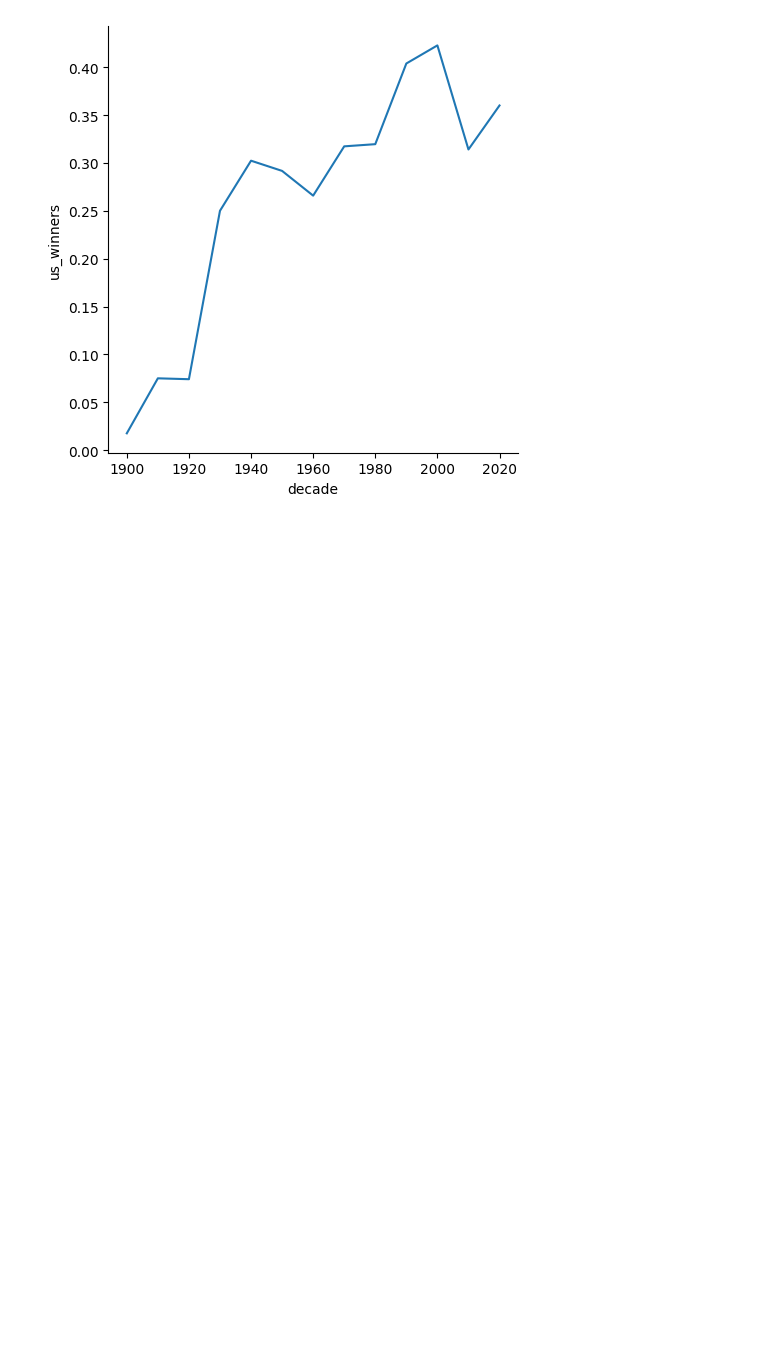
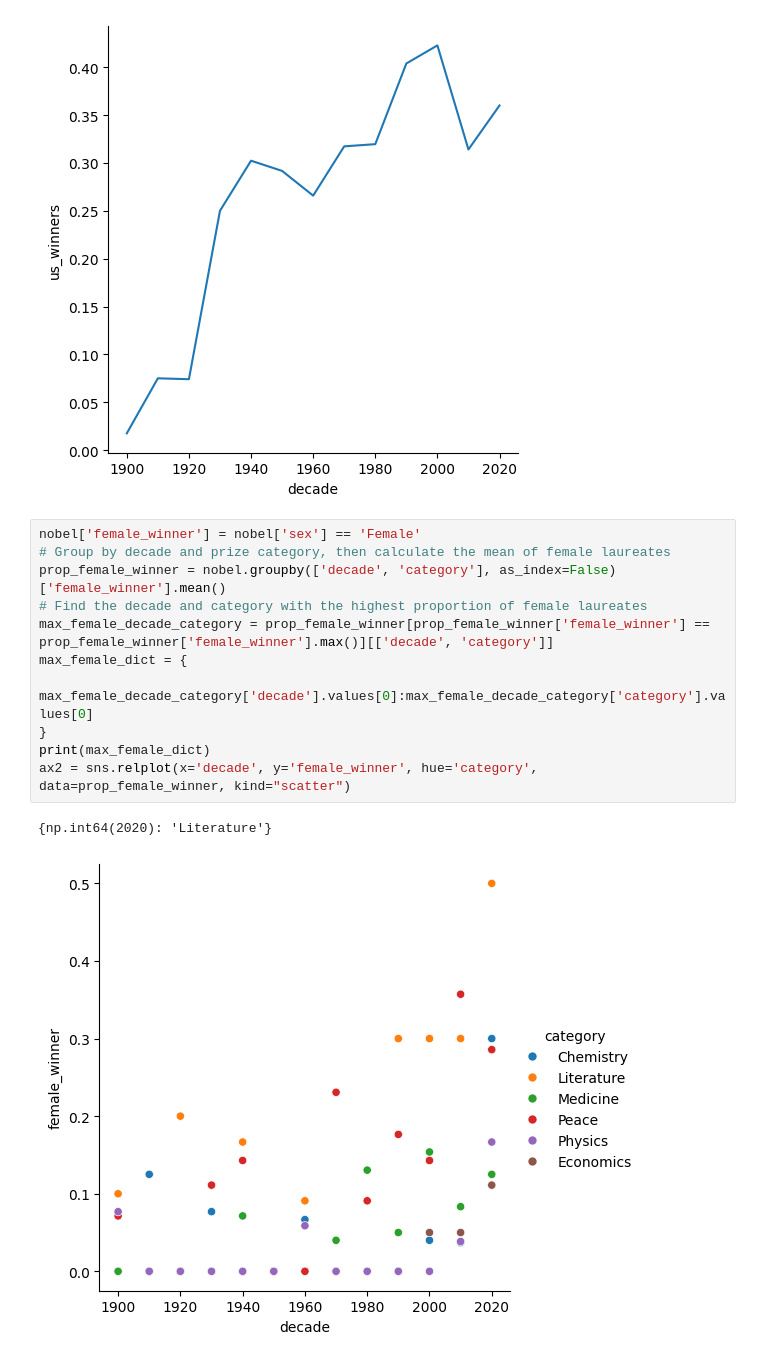
Before and after one commit to Obsone/Python_Nobel_prize, a Jupyter notebook: nobel_prize_notebook.ipynb, the cells around one changed output. Drawn from its saved outputs; the diff is of its cells as text; blank space fills up the shorter version.

Commit message:
answered female laureates

```diff
--- a/nobel_prize_notebook.ipynb
+++ b/nobel_prize_notebook.ipynb
@@ -48,3 +48,17 @@ ax1 = sns.relplot(x='decade', y='us_winners', data=prop_us_winners, kind="line")
 plt.show(ax1)
 # %% [output]
 [figure]
+# %%
+nobel['female_winner'] = nobel['sex'] == 'Female'
+# Group by decade and prize category, then calculate the mean of female laureates
+prop_female_winner = nobel.groupby(['decade', 'category'], as_index=False)['female_winner'].mean()
+# Find the decade and category with the highest proportion of female laureates
+max_female_decade_category = prop_female_winner[prop_female_winner['female_winner'] == prop_female_winner['female_winner'].max()][['decade', 'category']]
+max_female_dict = {
+    max_female_decade_category['decade'].values[0]:max_female_decade_category['category'].values[0]
+}
+print(max_female_dict)
+ax2 = sns.relplot(x='decade', y='female_winner', hue='category', data=prop_female_winner, kind="scatter")
+# %% [output]
+{np.int64(2020): 'Literature'}
+[figure, added]
```
Also changed, not shown: 1 other file.
